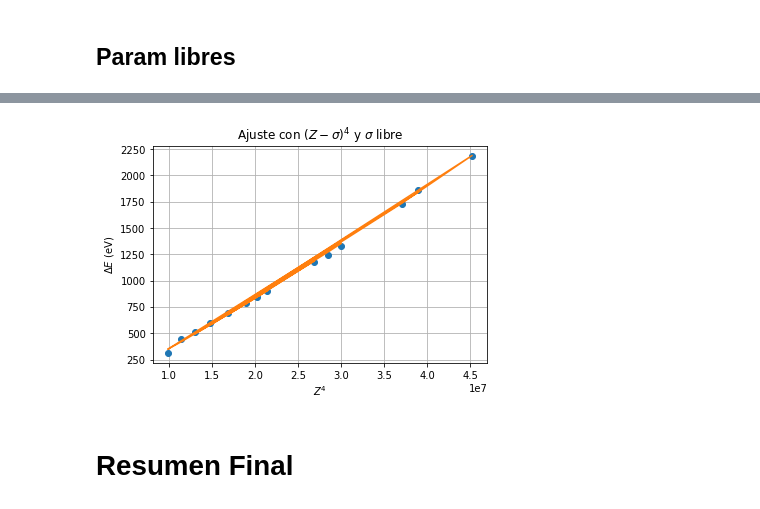
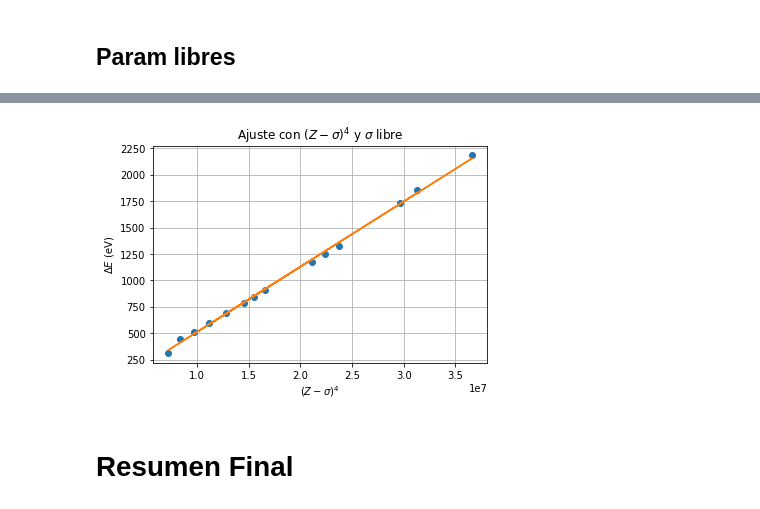
Before and after one commit to Lekkito/data-analysis-physics, a Jupyter notebook: spin-orbit/spinOrbita.ipynb, the cells around one changed output, grey strips where cells are left out. Drawn from its saved outputs; the diff is of its cells as text; code cells hidden in the pictures.

```diff
--- a/spin-orbit/spinOrbita.ipynb
+++ b/spin-orbit/spinOrbita.ipynb
@@ -709,0 +794,28 @@ Valor apantallamiento:  11.461611592513707  +-  0.9415706901337425
+# %%
+# Ahora con apantallamiento como parametro libre
+
+import scipy.odr as odr
+
+def f2(B, x):
+    return B[0]*(x-B[1])**4 + B[2]
+
+model = odr.Model(f2)
+data = odr.RealData(df['Z'], df['dE'])
+odr = odr.ODR(data, model, beta0=[5e-3, 10, 0], maxit=10000)
+out = odr.run()
+out.pprint()
+
+out_eV_to_Joules = out.beta[0]/6.242e+18
+# Despejo para la constante de estructura fina
+alpha3 = np.sqrt(out_eV_to_Joules*16/E_n)
+err13 = (out.sd_beta[0]/6.242e+18)*16/E_n
+sigma = out.beta[1]
+err_sigma = out.sd_beta[1]
+ordenadaS = out.beta[2]
+err_ordenadaS = out.sd_beta[2]
+print("Alpha3: ", alpha3, ' +- ', (out.sd_beta[0]/6.242e+18)*16/E_n)
+print("Valor apantallamiento: ", sigma, ' +- ', err_sigma)
+print("Ordenada (eV): ", ordenadaS, ' +- ', err_ordenadaS)
+errRel_alphaL = (err1/alpha3)*100
+print("-----------------------------------------------")
+print("Error relativo de alpha: ", errRel_alphaL, '%')
@@ -710,15 +837,18 @@ Valor apantallamiento:  11.461611592513707  +-  0.9415706901337425
+# %%
+df['Z-A'] = df['Z'] - sigma
+df['(Z-A)^4'] = df['Z-A']**4
 # %%
 #Ploteo
 plt.figure()
-plt.plot(df['Z^4'], df['dE'], 'o')
-plt.plot(df['Z^4'], out.beta[0]*((df['Z']-out.beta[1])**4))
-plt.xlabel(r'$Z^{4}$')
+plt.plot(df['(Z-A)^4'], df['dE'], 'o', label='Datos')
+plt.plot(df['(Z-A)^4'], out.beta[0]*df['(Z-A)^4'] + out.beta[2], label='Ajuste')
+plt.xlabel(r'$(Z-\sigma)^{4}$')
 plt.ylabel(r'$\Delta E$ (eV)')
 plt.title('Ajuste con $(Z-\sigma)^4$ y $\sigma$ libre')
 plt.grid()
 plt.show()
 # %% [output]
-[figure, old version]
+[figure, new version]
 # %% [markdown]
 # Resumen Final
 # %%
```
Also changed, not shown: parts of 16 cells of this notebook.
